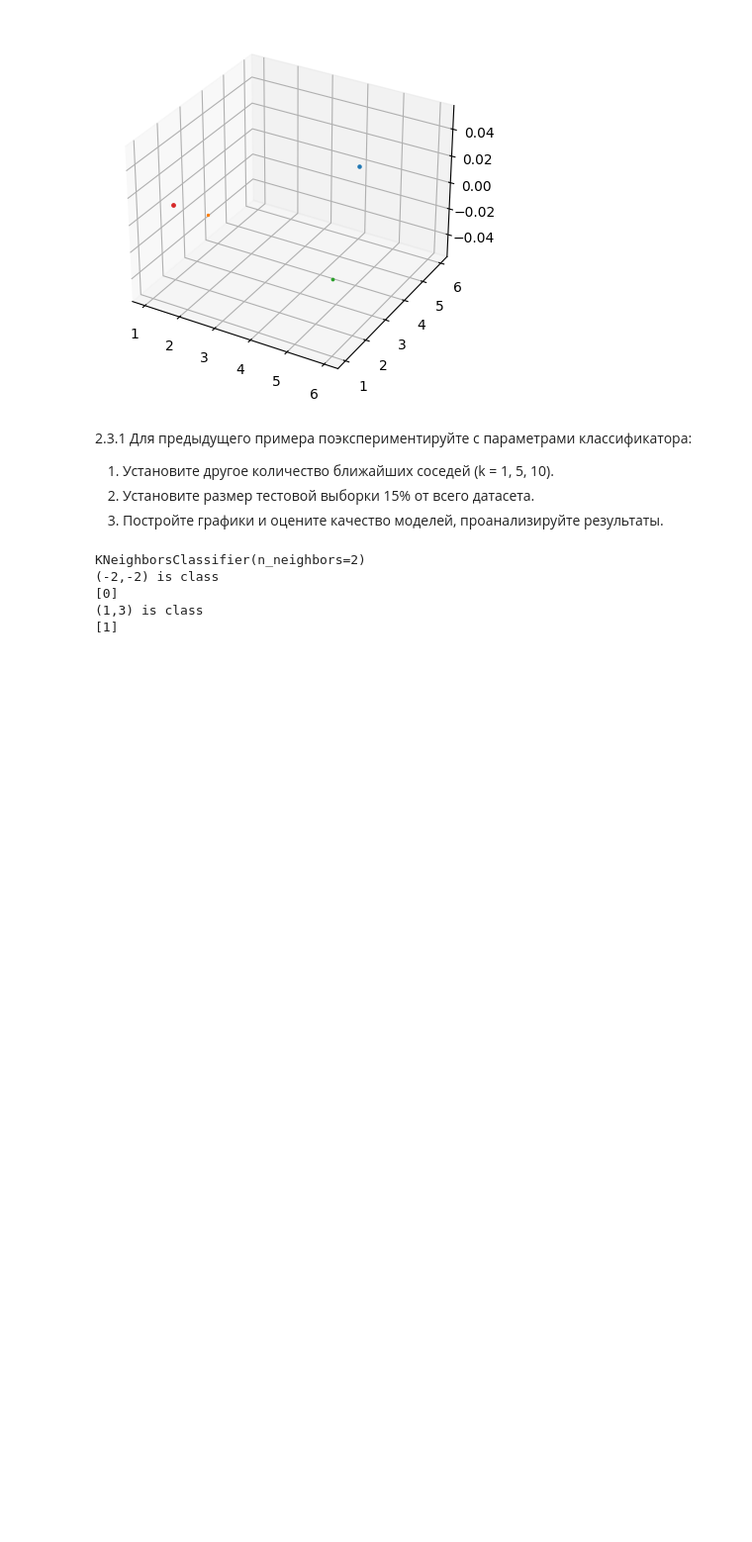
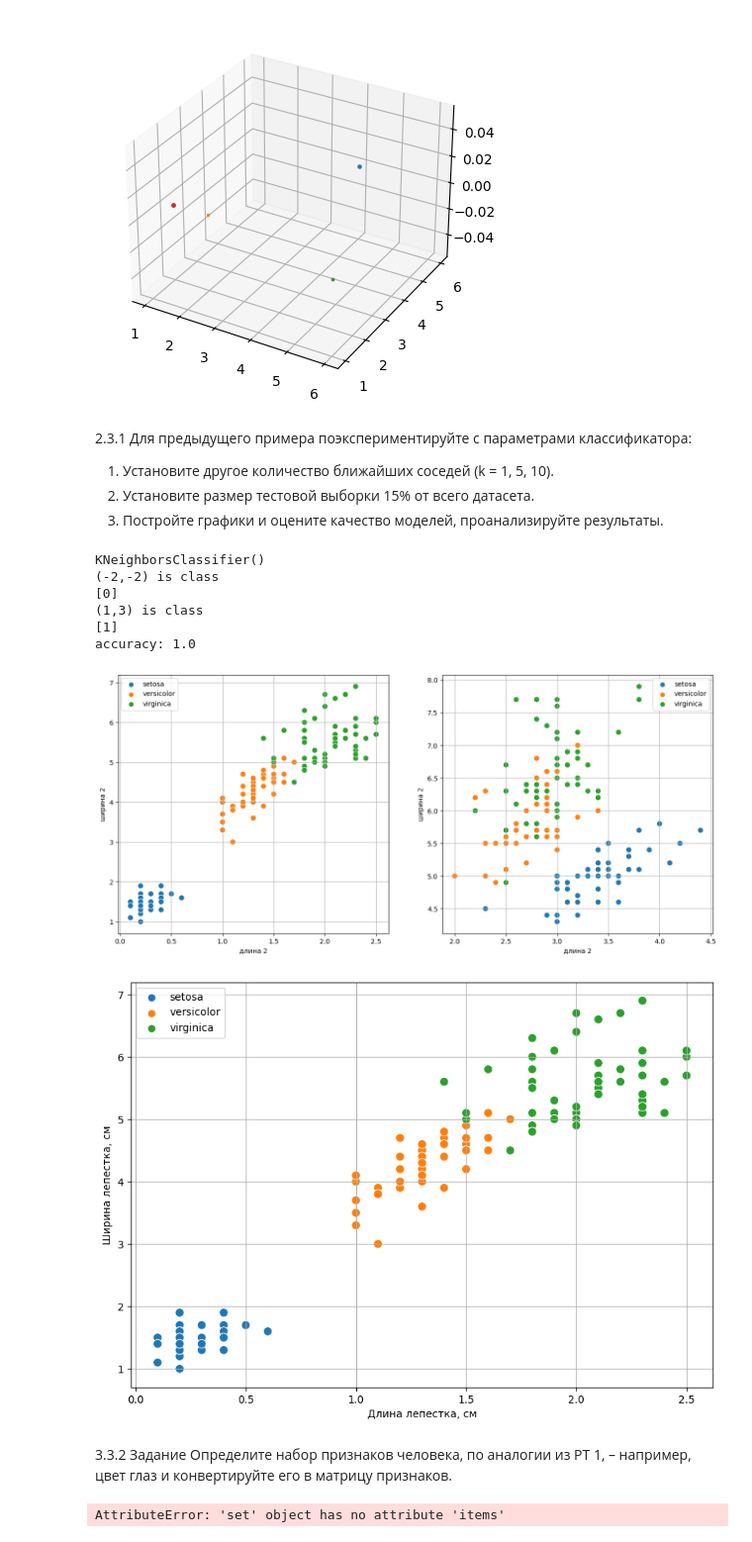
Before and after one commit to smurfac4/II, a Jupyter notebook: 3_тетрадь_Ульянов_Никита_Владимирович_ИКБО_29_22.ipynb, the cells around one changed output. Shown: that part at 99% size. Saved outputs shown, nothing was run; the diff lists cells and outputs as text; code cells hidden in the pictures; blank space fills up the shorter version.

```diff
--- a/3_тетрадь_Ульянов_Никита_Владимирович_ИКБО_29_22.ipynb
+++ b/3_тетрадь_Ульянов_Никита_Владимирович_ИКБО_29_22.ipynb
@@ -57,26 +57,89 @@ plt.show()
 # %%
 from sklearn.neighbors import KNeighborsClassifier
 import numpy as np
+
 
 # данные
 X = np.array ([[-1,-1], [-2,-1], [-3,-2], [1, 1] , [2,1], [3,2]])
 target = [0,0,0,1,1,1]
 
 # обучаем модель k-ближайших соседей к данным
-K = 2 # K = 1,5,10
+K = 5 # K = 1,5,10
 model = KNeighborsClassifier(n_neighbors = K)
 model.fit(X, target)
 print (model)
 
 #делайем прогноз
 print ('(-2,-2) is class'),
 print ( model.predict([[-2,-2]]))
 
 print('(1,3) is class'),
 print( model.predict([[1,3]]))
+
+import seaborn as sns
+import matplotlib.pyplot as plt
+
+iris =sns.load_dataset('iris')
+iris
+plt.figure(figsize=(16,7))
+
+plt.subplot(121)
+sns.scatterplot(data=iris,x ='petal_width',y='petal_length',hue = 'species',s = 70)
+plt.xlabel('длина 2')
+plt.ylabel('ширина 2')
+plt.legend()
+plt.grid()
+
+plt.subplot(122)
+sns.scatterplot(data=iris,x ='sepal_width',y='sepal_length',hue = 'species',s = 70)
+plt.xlabel('длина 2')
+plt.ylabel('ширина 2')
+plt.legend()
+plt.grid()
+
+from sklearn.model_selection import train_test_split
+from sklearn.metrics import accuracy_score
+
+X_train, X_test, y_train, y_test = train_test_split(iris.iloc[:, :-1],iris.iloc[:, -1],test_size = 0.15)
+X_train.shape, X_test.shape, y_train.shape, y_test.shape
+X_train.head()
+y_train.head()
+model = KNeighborsClassifier(n_neighbors=3)
+model.fit(X_train, y_train)
+y_pred = model.predict(X_test)
+y_pred
+plt.figure(figsize=(10, 7))
+sns.scatterplot(x='petal_width', y='petal_length', data=iris, hue='species', s=70)
+plt.xlabel("Длина лепестка, см")
+plt.ylabel("Ширина лепестка, см")
+plt.legend(loc=2)
+plt.grid()
+for i in range(len(y_test)):
+    if np.array(y_test)[i] != y_pred[i]: # то подсвечиваем точку красным
+        plt.scatter(X_test.iloc[i, 3], X_test.iloc[i, 2], color='red', s=150)
+print(f'accuracy: {accuracy_score(y_test, y_pred) :.3}')
 # %% [output]
-KNeighborsClassifier(n_neighbors=2)
+KNeighborsClassifier()
 (-2,-2) is class
 [0]
 (1,3) is class
 [1]
+accuracy: 1.0
+[figure, added]
+[figure, added]
+# %% [markdown]
+3.3.2 Задание
+Определите набор признаков человека, по аналогии из РТ 1, – например,
+цвет глаз и конвертируйте его в матрицу признаков.
+# %%
+from sklearn.feature_extraction import DictVectorizer
+import pandas as pd
+
+data_dict = [{"красный":2,"синий":4},
+             {"красный":3,"синий":2},
+             {"красный":1,"синий":1}]
+dictvectorizer = DictVectorizer(sparse=False)
+features = dictvectorizer.fit_transform(data_dict)
+features
+# %% [output]
+AttributeError: 'set' object has no attribute 'items'
```
Also changed, not shown: 3 other files.
